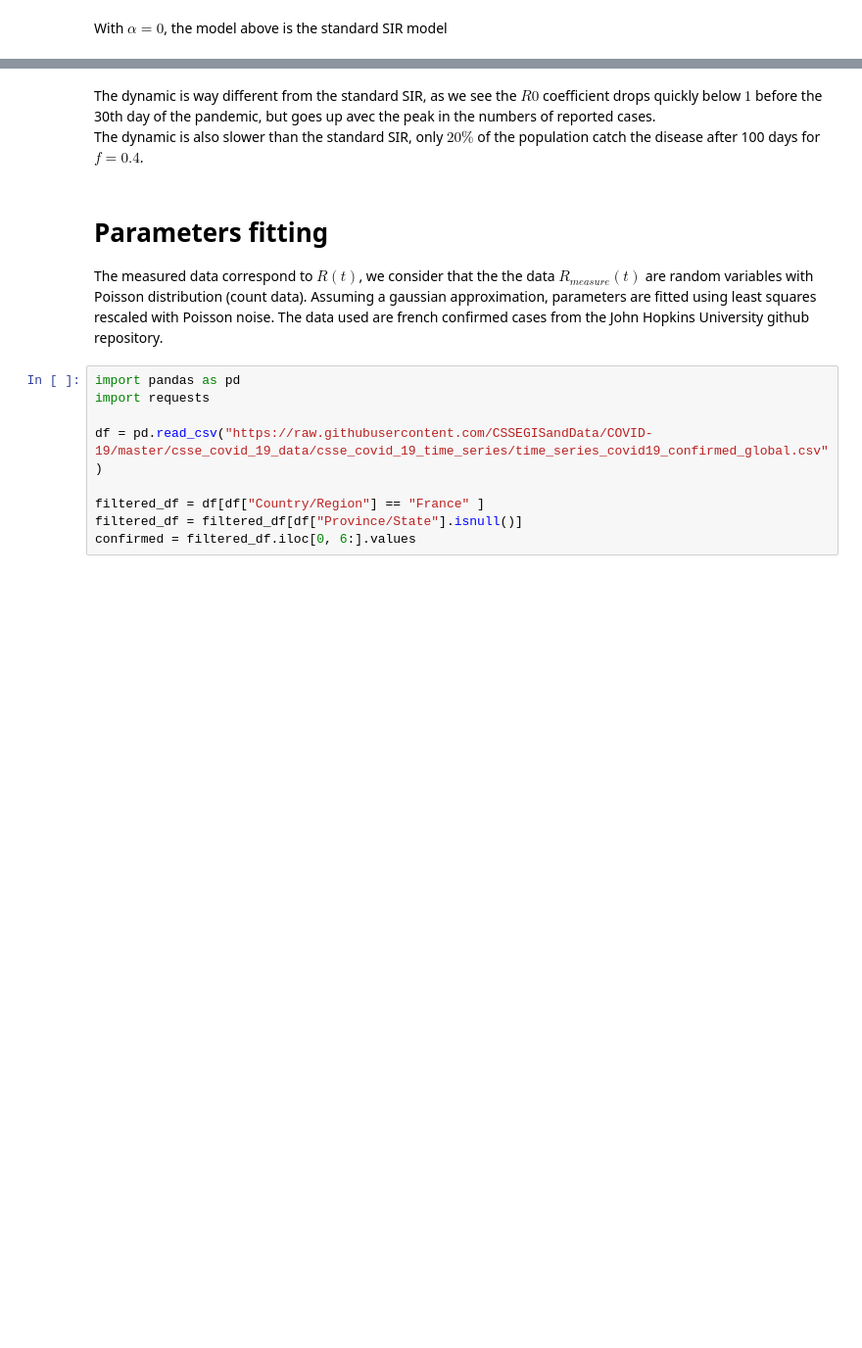
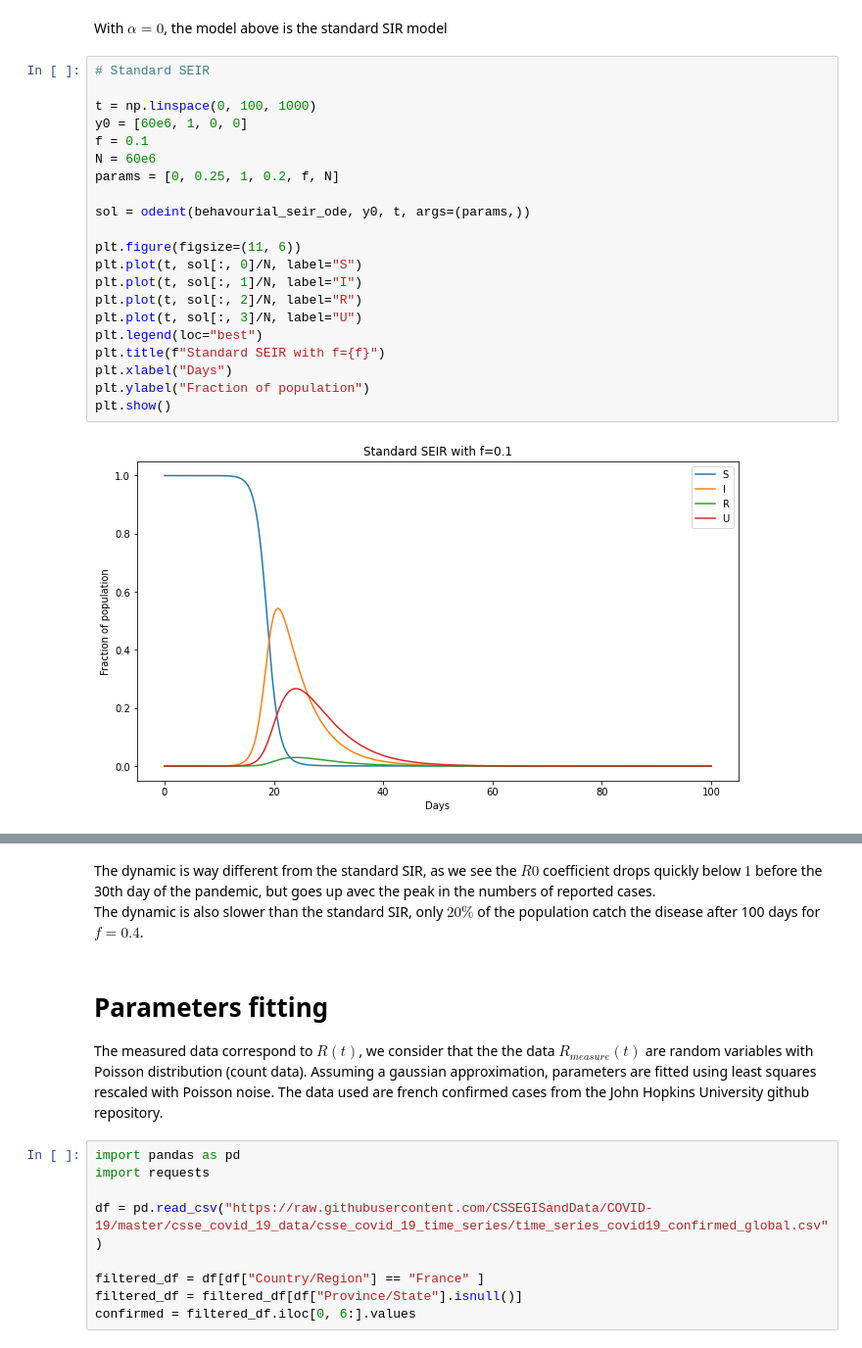
Before and after one commit to clgch/behavourial-SEIR-model, a Jupyter notebook: Parameters identification and uncertainty propagation for the behavorial SEIR model.ipynb, the cells around one changed output, grey strips where cells are left out. Shown: that part at 98% size. Cells and saved outputs as stored; diff of their text form; blank space fills up the shorter version.

```diff
--- a/Parameters identification and uncertainty propagation for the behavorial SEIR model.ipynb
+++ b/Parameters identification and uncertainty propagation for the behavorial SEIR model.ipynb
@@ -46,2 +43,25 @@ def behavourial_seir(y0, T, params, N, f):
 # %% [markdown]
 With $\alpha = 0$, the model above is the standard SIR model
+# %%
+# Standard SEIR
+
+t = np.linspace(0, 100, 1000)
+y0 = [60e6, 1, 0, 0]
+f = 0.1
+N = 60e6
+params = [0, 0.25, 1, 0.2, f, N]
+
+sol = odeint(behavourial_seir_ode, y0, t, args=(params,))
+
+plt.figure(figsize=(11, 6))
+plt.plot(t, sol[:, 0]/N, label="S")
+plt.plot(t, sol[:, 1]/N, label="I")
+plt.plot(t, sol[:, 2]/N, label="R")
+plt.plot(t, sol[:, 3]/N, label="U")
+plt.legend(loc="best")
+plt.title(f"Standard SEIR with f={f}")
+plt.xlabel("Days")
+plt.ylabel("Fraction of population")
+plt.show()
+# %% [output]
+[figure, added]
```
Also changed, not shown: parts of 17 cells of this notebook.
